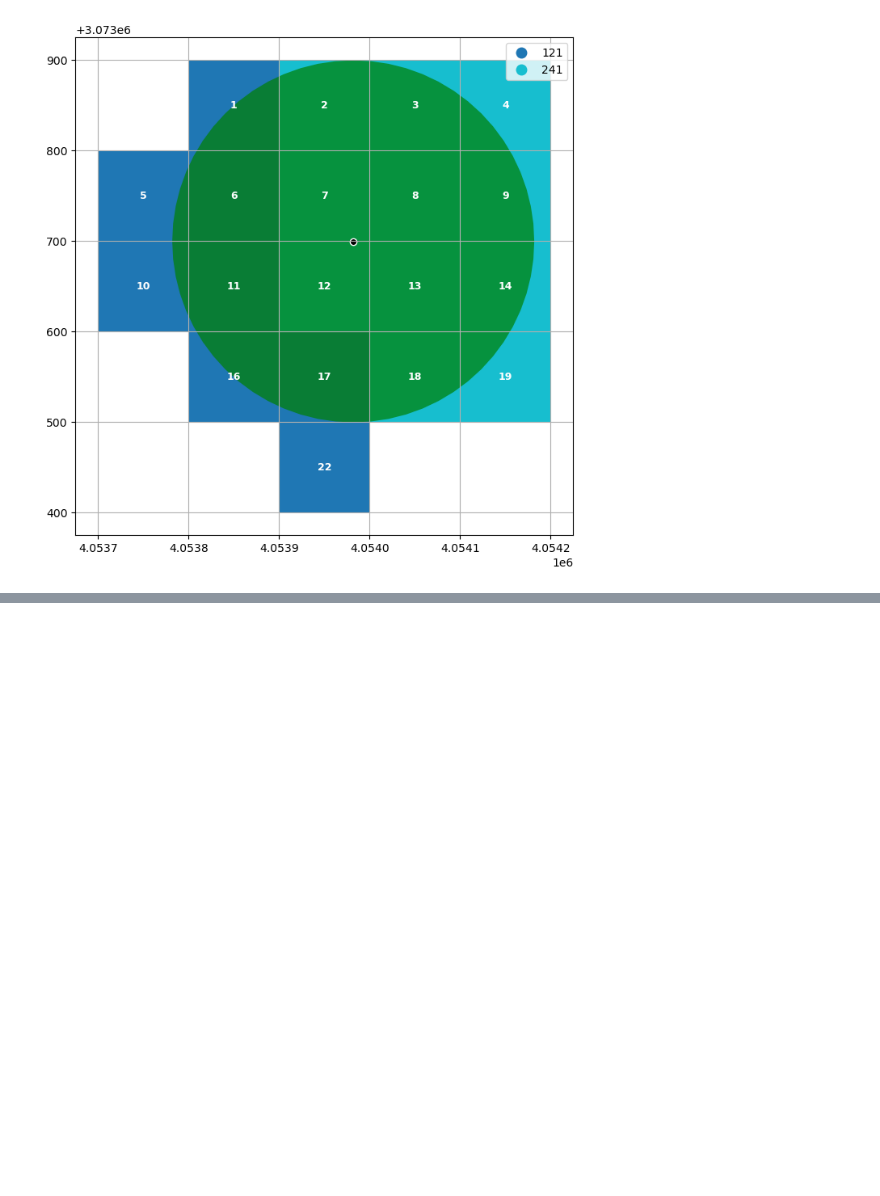
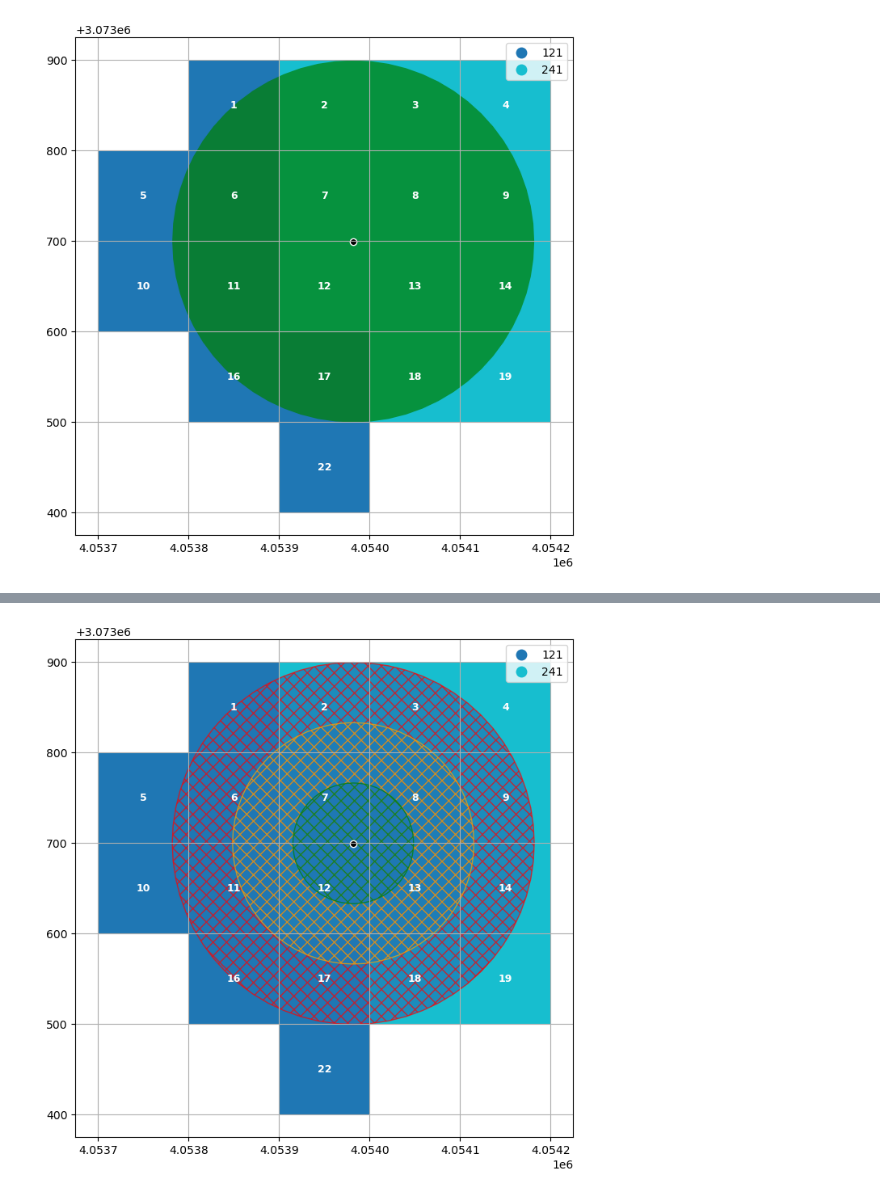
Before and after one commit to mfherrm/BioOTon, a Jupyter notebook: CORINE.ipynb, the cells around one changed output, grey strips where cells are left out. Drawn from its saved outputs; the diff is of its cells as text; code cells hidden in the pictures; blank space fills up the shorter version.

Commit message:
Multiple buffers and method to weigh classes

```diff
--- a/CORINE.ipynb
+++ b/CORINE.ipynb
@@ -386,0 +378,4 @@ grs
+# %%
+distance = 200
+# %%
+buffers = [gpd.GeoSeries(sound_point["geometry"], crs="EPSG:3035").buffer(d) for d in np.arange(start=distance/3, step=distance/3, stop= distance+1)]
@@ -386,0 +456,30 @@ grs
+# %%
+def plotRecordMultiBuffer(geodataframe, buffers):
+    fig, ax = plt.subplots(1, 1, figsize=(10, 8))
+
+    geodataframe.plot(ax=ax, column="CODE_18", legend=True)
+
+    colors = ["red", "orange", "green"]
+    for idx, x in enumerate(list(reversed(buffers))):
+        x.plot(ax=ax, facecolor=None, hatch='XX', edgecolor=colors[idx], alpha=0.7)
+    gpd.GeoSeries(sound_point["geometry"], crs="EPSG:3035").plot(ax=ax, color='black', edgecolor='white')
+    plt.grid()
+    for idx, row in geodataframe.iterrows():
+        # Get square center
+        centroid_x = row.geometry.centroid.x
+        centroid_y = row.geometry.centroid.y
+
+        ax.annotate(
+            text=str(idx),
+            xy=(centroid_x, centroid_y),
+            ha='center',
+            va='center',
+            fontsize=9,
+            color='white',
+            fontweight='bold'
+        )
+    return fig
+# %%
+fig = plotRecordMultiBuffer(jdf, buffers)
+# %% [output]
+[figure, added]
```
Also changed, not shown: parts of 9 cells of this notebook.
